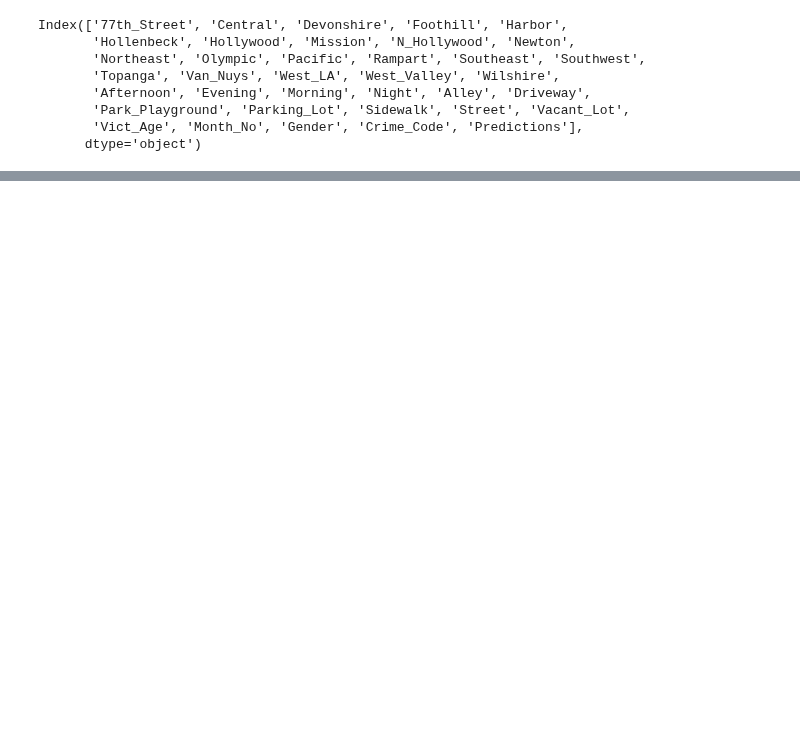
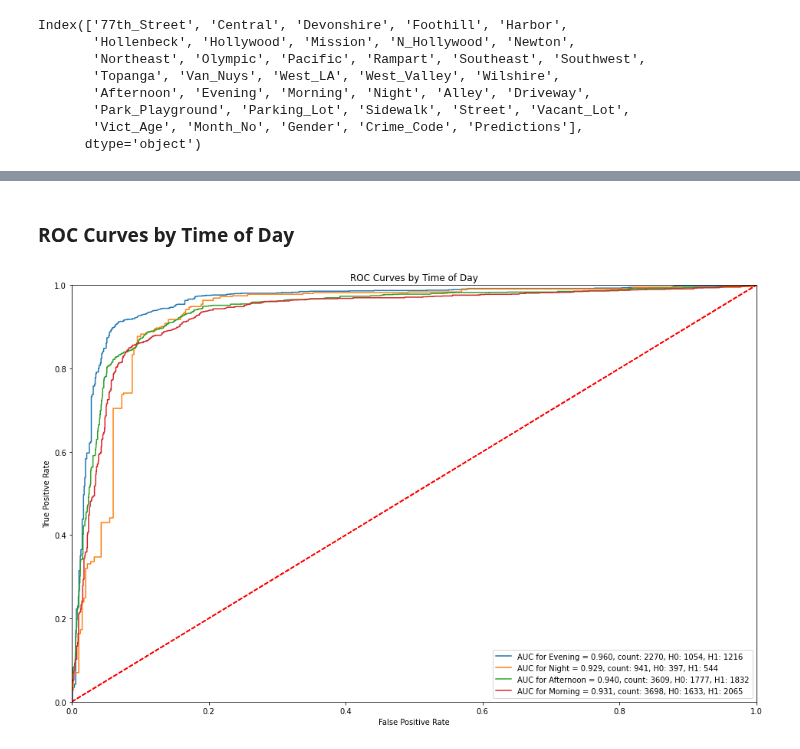
Before and after one commit to MSADS-Capstone/navigating_crime, a Jupyter notebook: Code Library/modeling.ipynb, the cells around one changed output, grey strips where cells are left out. Saved outputs shown, nothing was run; the diff lists cells and outputs as text; code cells hidden in the pictures; blank space fills up the shorter version.

```diff
--- a/Code Library/modeling.ipynb
+++ b/Code Library/modeling.ipynb
@@ -516,0 +630,6 @@ options = {'age_bin': 'Age bin',  'Type': 'Type', 'Victim_Sex': 'Victim Sex',
+# %% [markdown]
+### ROC Curves by Time of Day
+# %%
+plot_roc_preds(df_preds_roc, 'ROC Curves by Time of Day', 'Time of Day')
+# %% [output]
+[figure, added]
```
Also changed, not shown: parts of 40 cells of this notebook, 6 other files.
